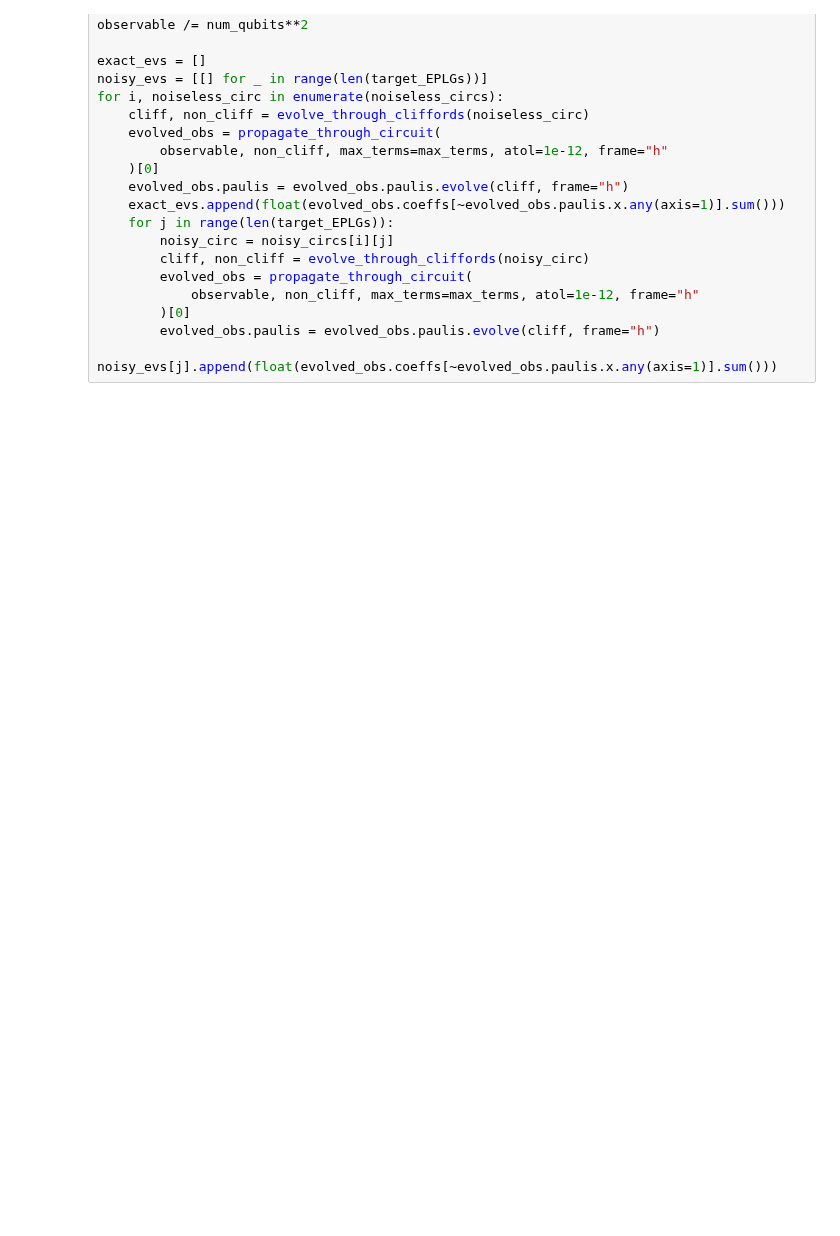
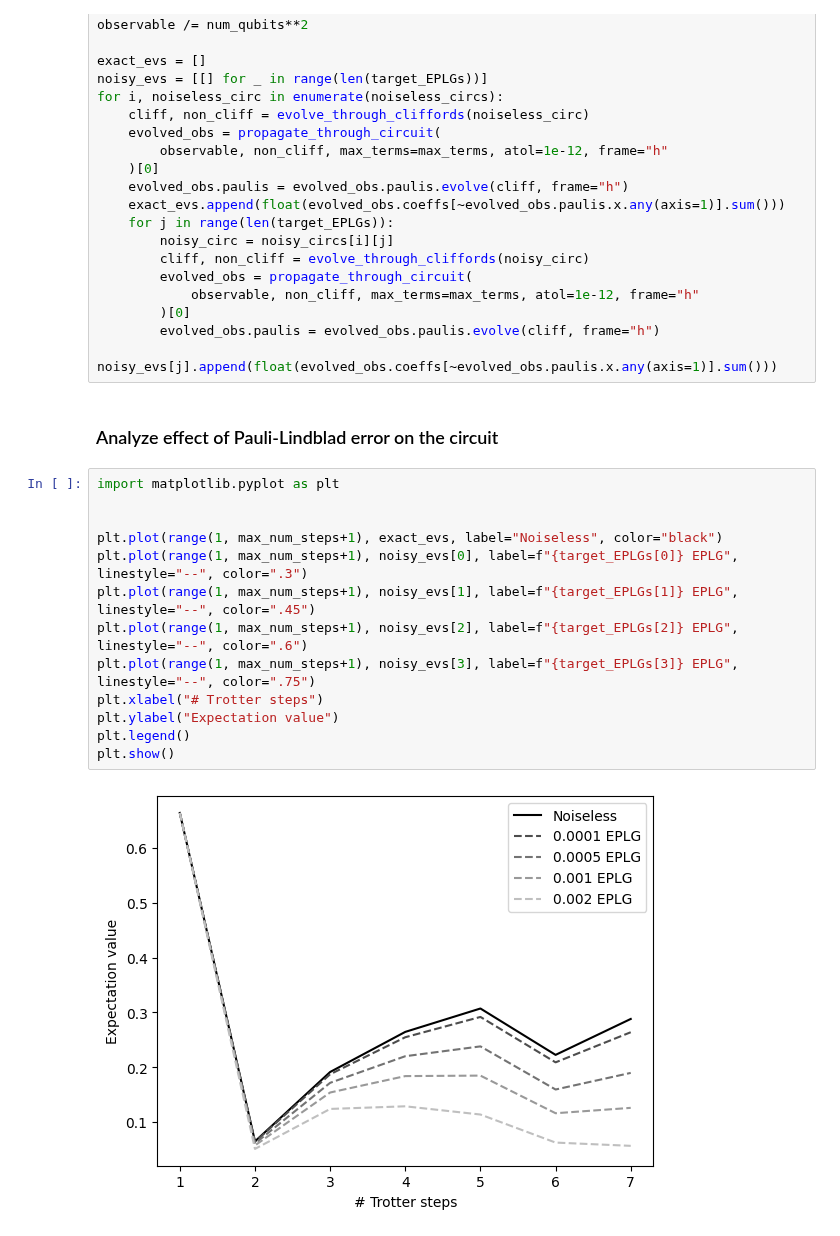
Before and after one commit to Qiskit/pauli-prop, a Jupyter notebook: docs/tutorials/03_simulate_noisy_expectation_values.ipynb, the cells around one changed output. Cells and saved outputs as stored; diff of their text form; blank space fills up the shorter version.

```diff
--- a/docs/tutorials/03_simulate_noisy_expectation_values.ipynb
+++ b/docs/tutorials/03_simulate_noisy_expectation_values.ipynb
@@ -180,3 +180,20 @@ for i, noiseless_circ in enumerate(noiseless_circs):
         )[0]
         evolved_obs.paulis = evolved_obs.paulis.evolve(cliff, frame="h")
         noisy_evs[j].append(float(evolved_obs.coeffs[~evolved_obs.paulis.x.any(axis=1)].sum()))
+# %% [markdown]
+### Analyze effect of Pauli-Lindblad error on the circuit
+# %%
+import matplotlib.pyplot as plt
+
+
+plt.plot(range(1, max_num_steps+1), exact_evs, label="Noiseless", color="black")
+plt.plot(range(1, max_num_steps+1), noisy_evs[0], label=f"{target_EPLGs[0]} EPLG", linestyle="--", color=".3")
+plt.plot(range(1, max_num_steps+1), noisy_evs[1], label=f"{target_EPLGs[1]} EPLG", linestyle="--", color=".45")
+plt.plot(range(1, max_num_steps+1), noisy_evs[2], label=f"{target_EPLGs[2]} EPLG", linestyle="--", color=".6")
+plt.plot(range(1, max_num_steps+1), noisy_evs[3], label=f"{target_EPLGs[3]} EPLG", linestyle="--", color=".75")
+plt.xlabel("# Trotter steps")
+plt.ylabel("Expectation value")
+plt.legend()
+plt.show()
+# %% [output]
+[figure, added]
```
Also changed, not shown: parts of 2 cells of this notebook.
